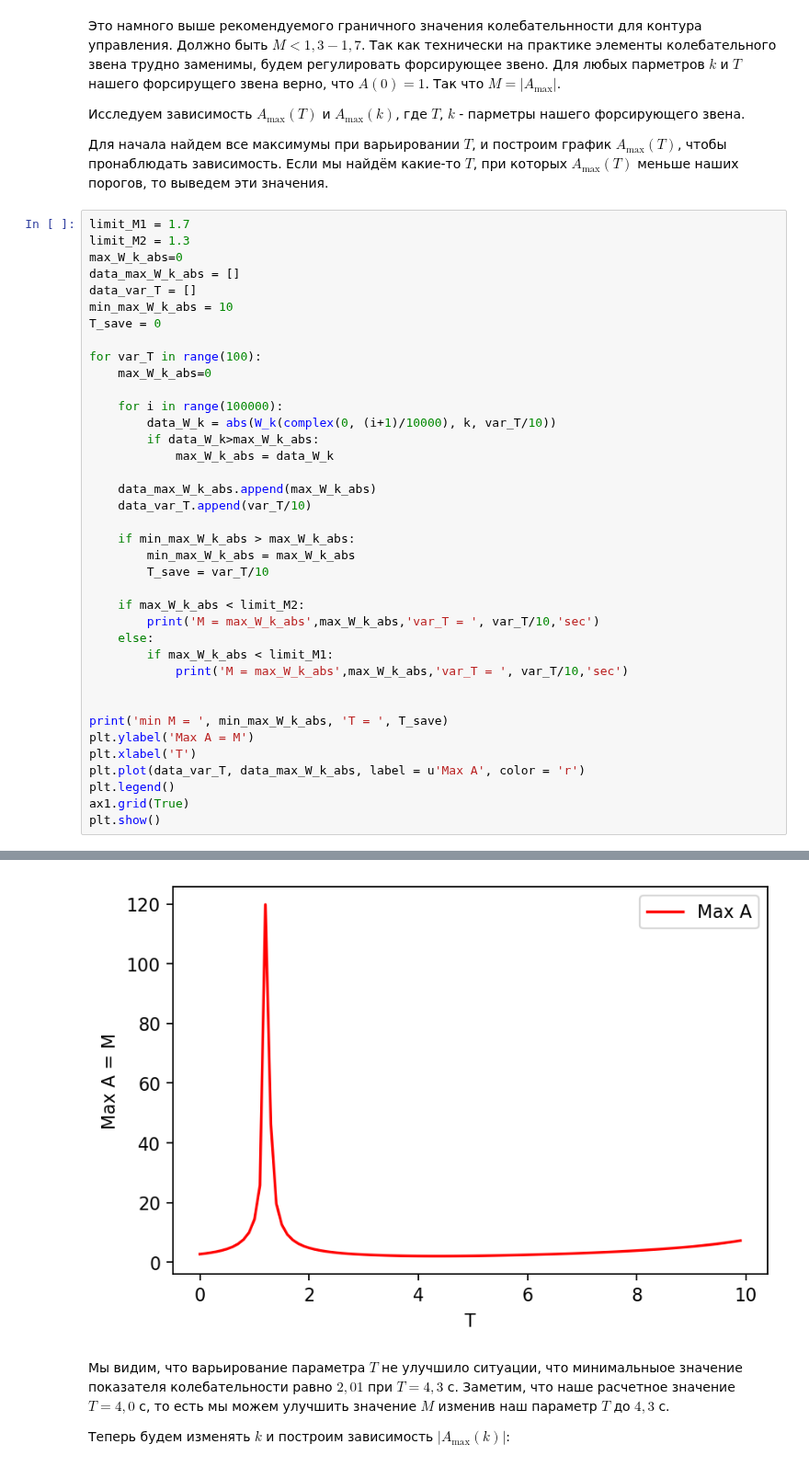
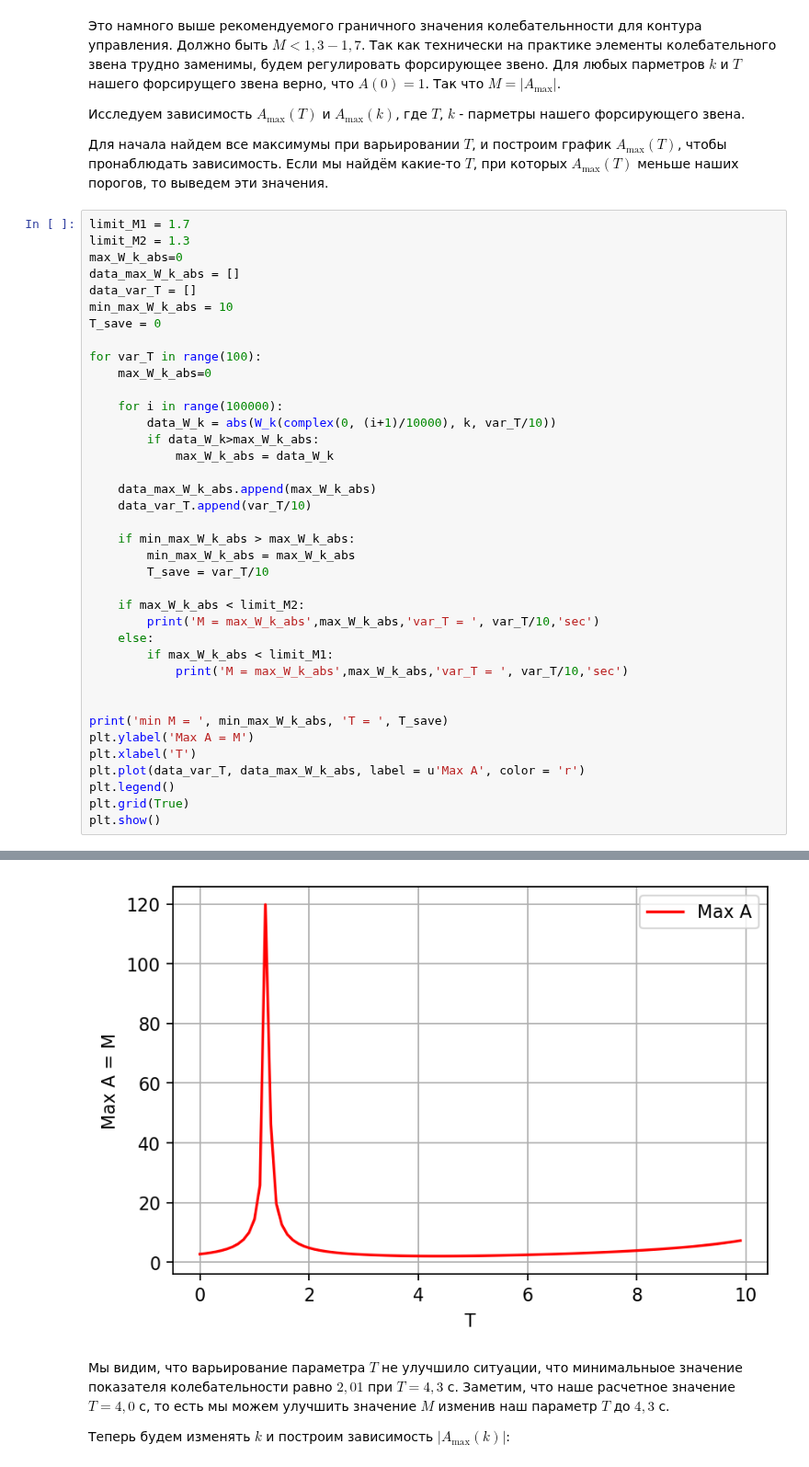
Before and after one commit to dart9905/EDU, a Jupyter notebook: Sem7/coursework/coursework.ipynb, the cells around one changed output, grey strips where cells are left out. Shown at 92% size. Drawn from its saved outputs; the diff is of its cells as text.

```diff
--- a/Sem7/coursework/Untitled.ipynb
+++ b/Sem7/coursework/coursework.ipynb
@@ -353,35 +388,35 @@ T_save = 0
 for var_T in range(100):
     max_W_k_abs=0
 
     for i in range(100000):
         data_W_k = abs(W_k(complex(0, (i+1)/10000), k, var_T/10))
         if data_W_k>max_W_k_abs:
             max_W_k_abs = data_W_k
 
     data_max_W_k_abs.append(max_W_k_abs)
     data_var_T.append(var_T/10)
 
     if min_max_W_k_abs > max_W_k_abs:
         min_max_W_k_abs = max_W_k_abs
         T_save = var_T/10
 
     if max_W_k_abs < limit_M2:
         print('M = max_W_k_abs',max_W_k_abs,'var_T = ', var_T/10,'sec')
     else:
         if max_W_k_abs < limit_M1:
             print('M = max_W_k_abs',max_W_k_abs,'var_T = ', var_T/10,'sec')
 
 
 print('min M = ', min_max_W_k_abs, 'T = ', T_save)
 plt.ylabel('Max A = M')
 plt.xlabel('T')
 plt.plot(data_var_T, data_max_W_k_abs, label = u'Max A', color = 'r')
 plt.legend()
-ax1.grid(True)
+plt.grid(True)
 plt.show()
 # %% [output]
 min M =  2.0100608088252883 T =  4.3
-[figure, old version]
+[figure, new version]
 # %% [markdown]
 Мы видим, что варьирование параметра $T$ не улучшило ситуации, что минимальныое значение показателя колебательности равно $2,01$ при  $T = 4,3$ с. Заметим, что наше расчетное значение $T = 4,0$ с, то есть мы можем улучшить значение $M$ изменив наш параметр $T$ до $4,3$ с.
 
```
Also changed, not shown: parts of 32 cells of this notebook, 20 other files.
